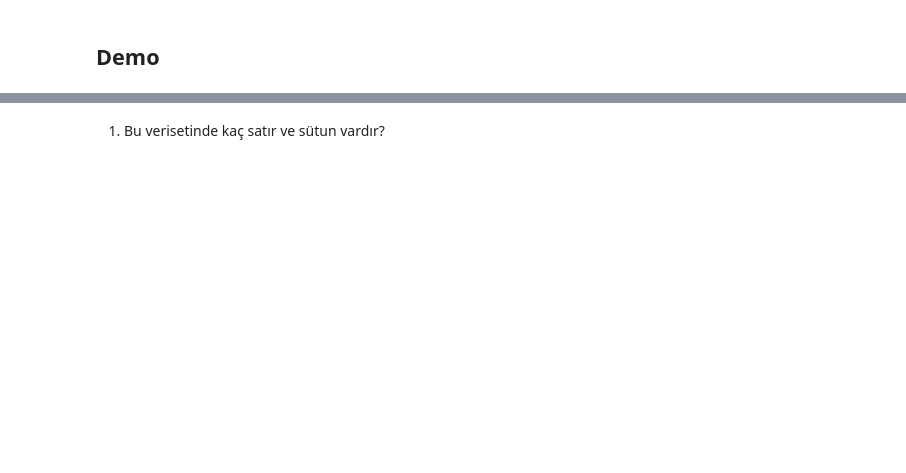
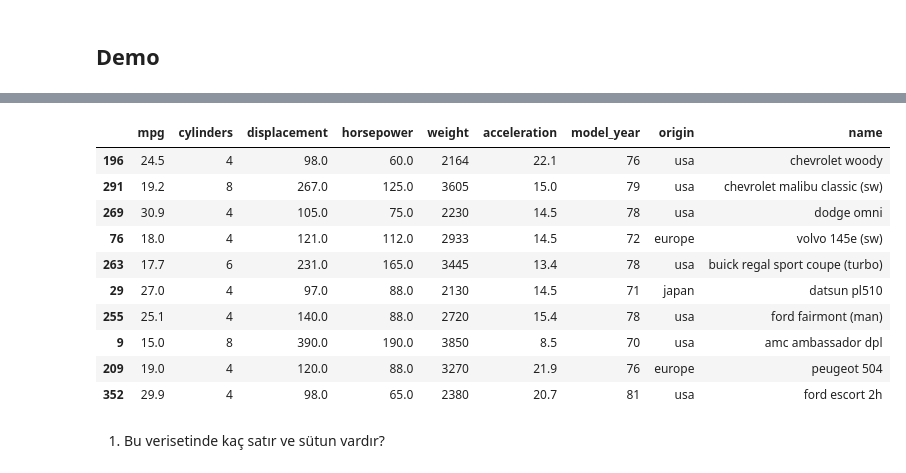
Before and after one commit to salimunlu/Data-Analysis, a Jupyter notebook: Pandas.ipynb, the cells around one changed output, grey strips where cells are left out. Saved outputs shown, nothing was run; the diff lists cells and outputs as text; code cells hidden in the pictures; blank space fills up the shorter version.

```diff
--- a/Pandas.ipynb
+++ b/Pandas.ipynb
@@ -128,2 +494,16 @@ d = {
+# %%
+mpg.sample(10)
+# %% [output]
+|  | mpg | cylinders | displacement | horsepower | weight | acceleration | model_year | origin | name |
+| 196 | 24.5 | 4 | 98.0 | 60.0 | 2164 | 22.1 | 76 | usa | chevrolet woody |
+| 291 | 19.2 | 8 | 267.0 | 125.0 | 3605 | 15.0 | 79 | usa | chevrolet malibu classic (sw) |
+| 269 | 30.9 | 4 | 105.0 | 75.0 | 2230 | 14.5 | 78 | usa | dodge omni |
+| 76 | 18.0 | 4 | 121.0 | 112.0 | 2933 | 14.5 | 72 | europe | volvo 145e (sw) |
+| 263 | 17.7 | 6 | 231.0 | 165.0 | 3445 | 13.4 | 78 | usa | buick regal sport coupe (turbo) |
+| 29 | 27.0 | 4 | 97.0 | 88.0 | 2130 | 14.5 | 71 | japan | datsun pl510 |
+| 255 | 25.1 | 4 | 140.0 | 88.0 | 2720 | 15.4 | 78 | usa | ford fairmont (man) |
+| 9 | 15.0 | 8 | 390.0 | 190.0 | 3850 | 8.5 | 70 | usa | amc ambassador dpl |
+| 209 | 19.0 | 4 | 120.0 | 88.0 | 3270 | 21.9 | 76 | europe | peugeot 504 |
+| 352 | 29.9 | 4 | 98.0 | 65.0 | 2380 | 20.7 | 81 | usa | ford escort 2h |
 # %% [markdown]
 1. Bu verisetinde kaç satır ve sütun vardır?
```
Also changed, not shown: parts of 62 cells of this notebook, 1 other file.
